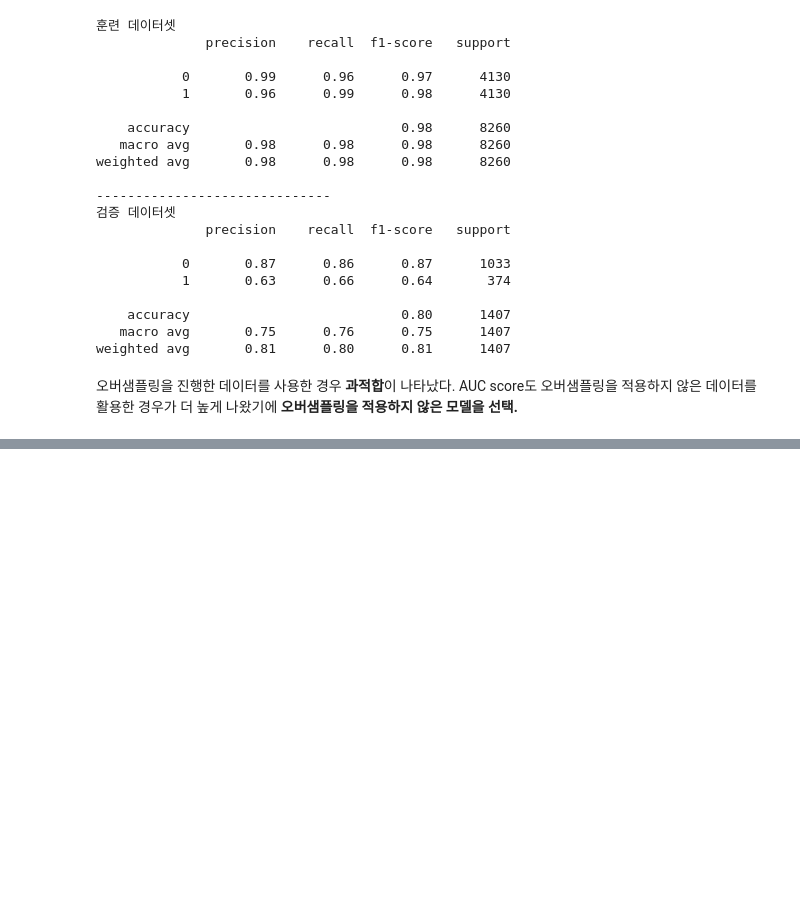
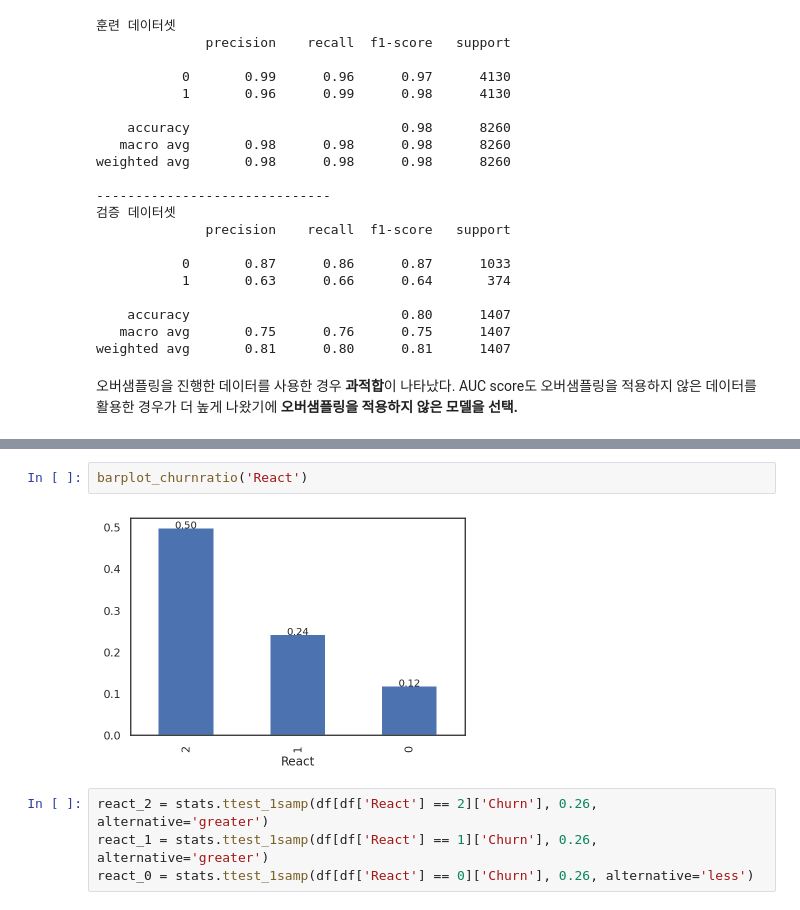
Before and after one commit to maengg/Customer_churn, a Jupyter notebook: Customer_churn.ipynb, the cells around one changed output, grey strips where cells are left out. Drawn from its saved outputs; the diff is of its cells as text; blank space fills up the shorter version.

```diff
--- a/Customer_churn.ipynb
+++ b/Customer_churn.ipynb
@@ -1051,0 +1360,8 @@ weighted avg       0.81      0.80      0.81      1407
+# %%
+barplot_churnratio('React')
+# %% [output]
+[figure, added]
+# %%
+react_2 = stats.ttest_1samp(df[df['React'] == 2]['Churn'], 0.26, alternative='greater')
+react_1 = stats.ttest_1samp(df[df['React'] == 1]['Churn'], 0.26, alternative='greater')
+react_0 = stats.ttest_1samp(df[df['React'] == 0]['Churn'], 0.26, alternative='less')
```
Also changed, not shown: parts of 60 cells of this notebook.
